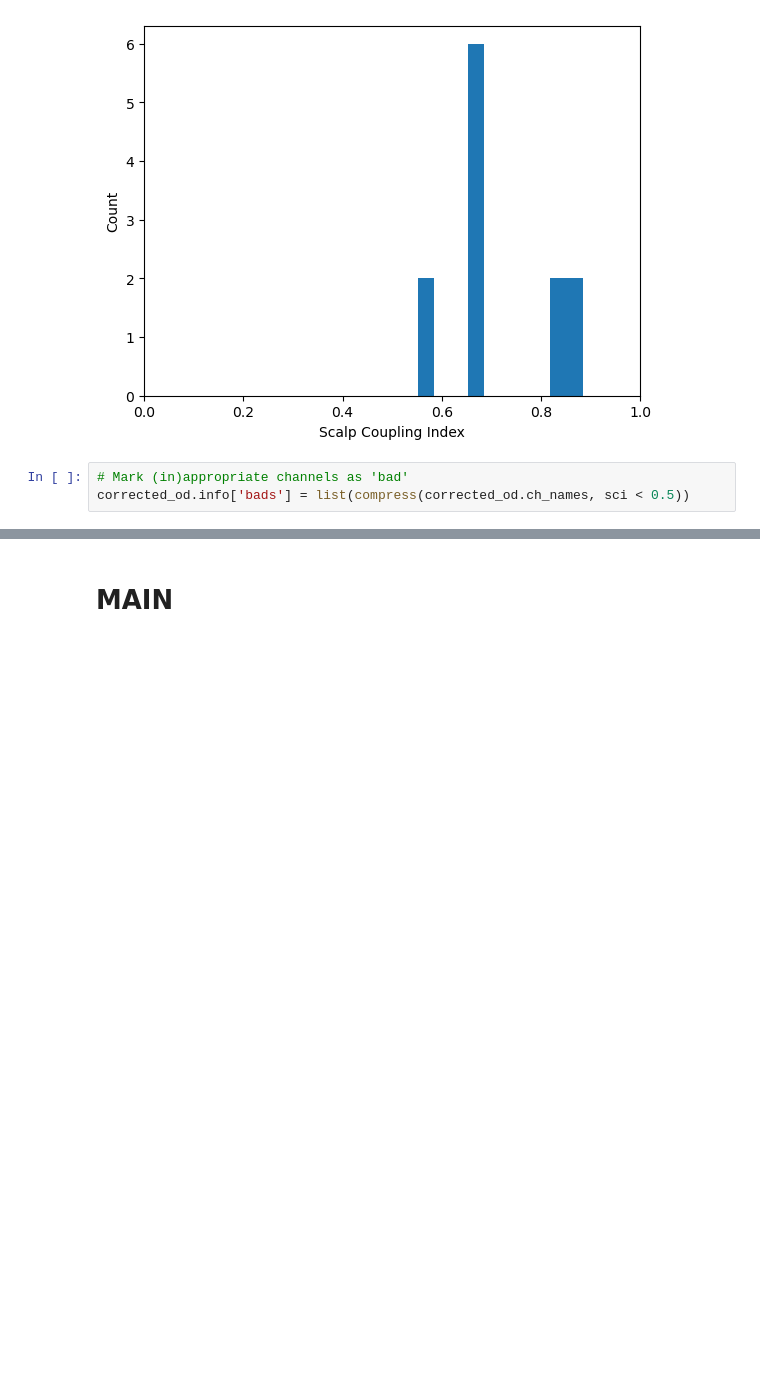
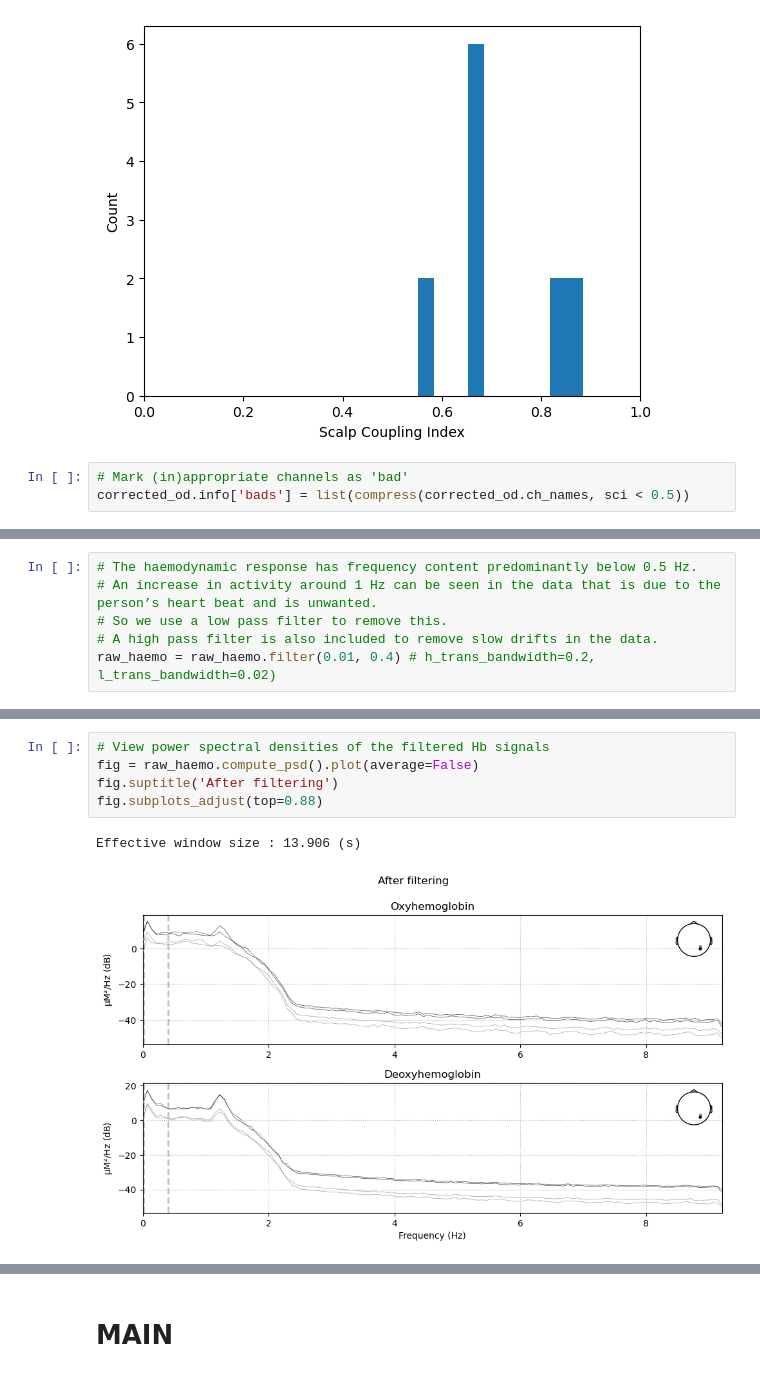
Before and after one commit to pulkitgoyal56/fnirsPy, a Jupyter notebook: main.ipynb, the cells around one changed output, grey strips where cells are left out. Saved outputs shown, nothing was run; the diff lists cells and outputs as text; blank space fills up the shorter version.

```diff
--- a/main.ipynb
+++ b/main.ipynb
@@ -487,0 +510,6 @@ raw_haemo.plot(show_scrollbars=False);
+# %%
+# The haemodynamic response has frequency content predominantly below 0.5 Hz.
+# An increase in activity around 1 Hz can be seen in the data that is due to the person’s heart beat and is unwanted.
+# So we use a low pass filter to remove this.
+# A high pass filter is also included to remove slow drifts in the data.
+raw_haemo = raw_haemo.filter(0.01, 0.4) # h_trans_bandwidth=0.2, l_trans_bandwidth=0.02)
@@ -487,0 +536,8 @@ raw_haemo.plot(show_scrollbars=False);
+# %%
+# View power spectral densities of the filtered Hb signals
+fig = raw_haemo.compute_psd().plot(average=False)
+fig.suptitle('After filtering')
+fig.subplots_adjust(top=0.88)
+# %% [output]
+Effective window size : 13.906 (s)
+[figure, added]
```
Also changed, not shown: parts of 15 cells of this notebook.
